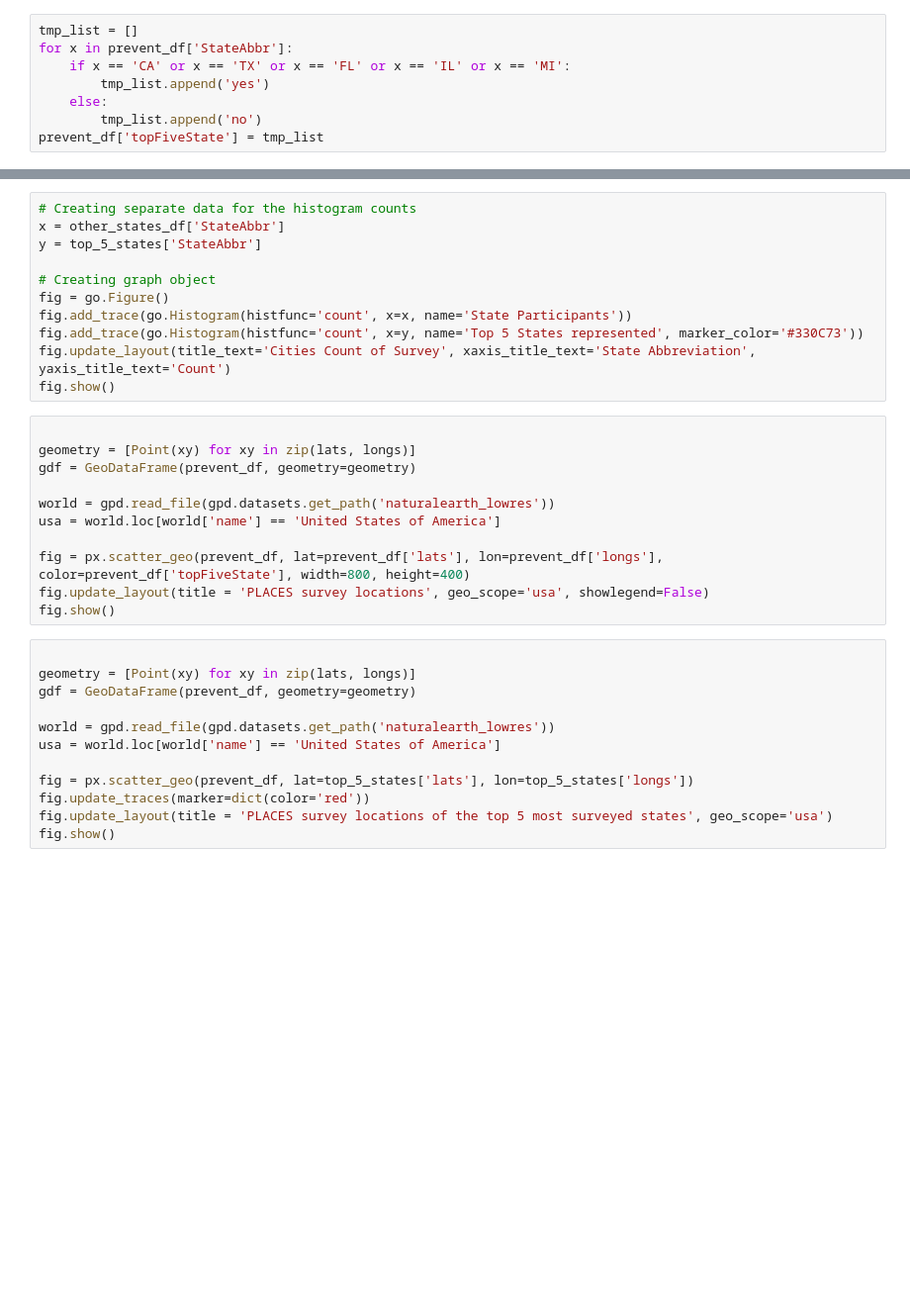
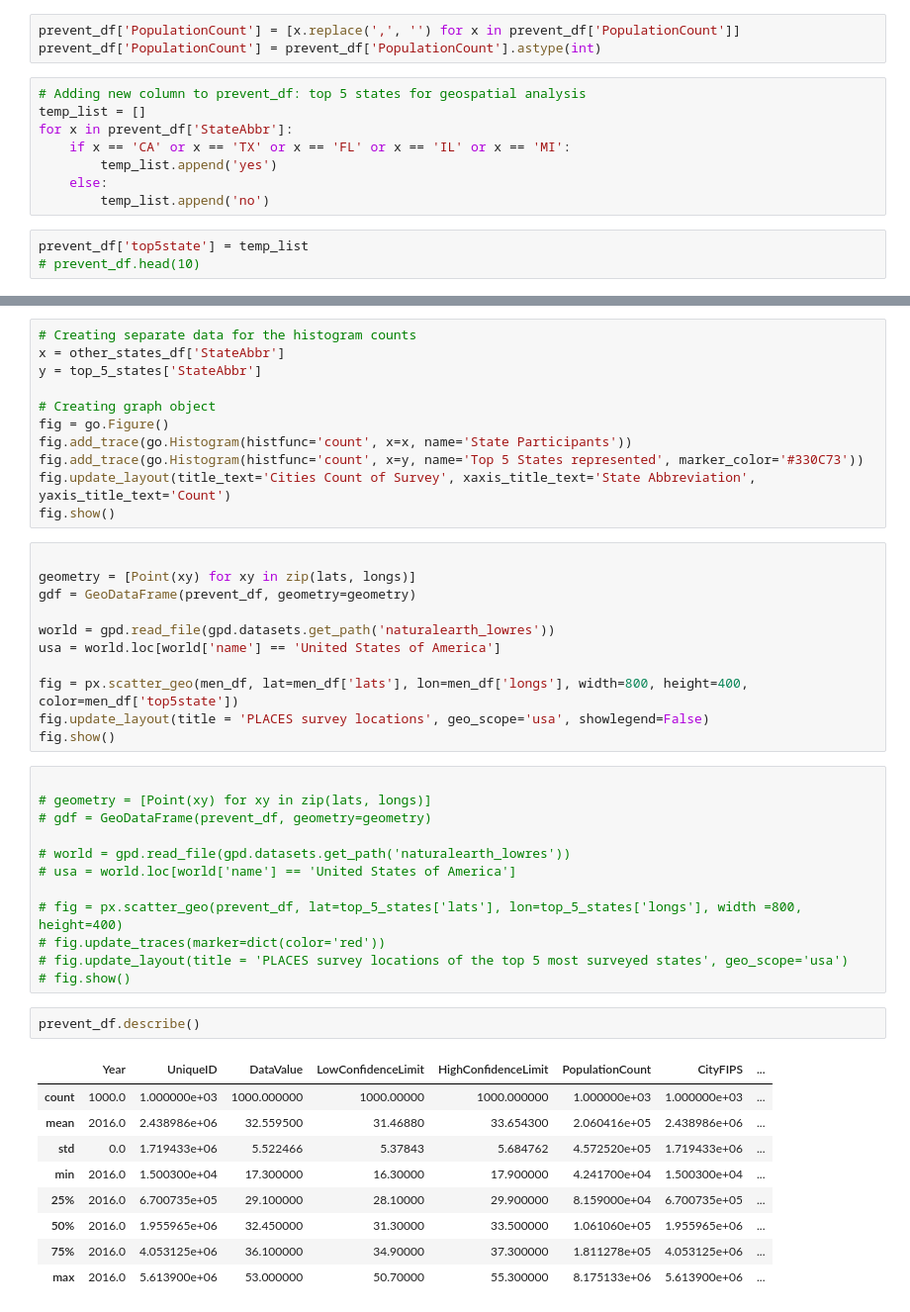
Before and after one commit to Bcliffwm/ait580blog, a Jupyter notebook: source/analysis.ipynb, the cells around one changed output, grey strips where cells are left out. Shown at 99% size. Saved outputs shown, nothing was run; the diff lists cells and outputs as text; blank space fills up the shorter version.

```diff
--- a/source/analysis.ipynb
+++ b/source/analysis.ipynb
@@ -75,14 +62,20 @@ prevent_df.head(5)
 # Importing visualization tool
 import plotly.graph_objects as go
 import plotly.express as px
+# %%
+prevent_df['PopulationCount'] = [x.replace(',', '') for x in prevent_df['PopulationCount']]
+prevent_df['PopulationCount'] = prevent_df['PopulationCount'].astype(int)
 # %%
-tmp_list = []
+# Adding new column to prevent_df: top 5 states for geospatial analysis
+temp_list = []
 for x in prevent_df['StateAbbr']:
     if x == 'CA' or x == 'TX' or x == 'FL' or x == 'IL' or x == 'MI':
-        tmp_list.append('yes')
+        temp_list.append('yes')
     else:
-        tmp_list.append('no')
-prevent_df['topFiveState'] = tmp_list
+        temp_list.append('no')
+# %%
+prevent_df['top5state'] = temp_list
+# prevent_df.head(10)
 # %%
 # Extracting only the male records of the dataset to get the unique counts of surveys by cities
 men_df = prevent_df.loc[prevent_df['MeasureId'] == 'COREM']
@@ -113,18 +106,30 @@ gdf = GeoDataFrame(prevent_df, geometry=geometry)
 world = gpd.read_file(gpd.datasets.get_path('naturalearth_lowres'))
 usa = world.loc[world['name'] == 'United States of America']
 
-fig = px.scatter_geo(prevent_df, lat=prevent_df['lats'], lon=prevent_df['longs'], color=prevent_df['topFiveState'], width=800, height=400)
+fig = px.scatter_geo(men_df, lat=men_df['lats'], lon=men_df['longs'], width=800, height=400, color=men_df['top5state'])
 fig.update_layout(title = 'PLACES survey locations', geo_scope='usa', showlegend=False)
 fig.show()
 # %%
 
-geometry = [Point(xy) for xy in zip(lats, longs)]
-gdf = GeoDataFrame(prevent_df, geometry=geometry)
+# geometry = [Point(xy) for xy in zip(lats, longs)]
+# gdf = GeoDataFrame(prevent_df, geometry=geometry)
 
-world = gpd.read_file(gpd.datasets.get_path('naturalearth_lowres'))
-usa = world.loc[world['name'] == 'United States of America']
+# world = gpd.read_file(gpd.datasets.get_path('naturalearth_lowres'))
+# usa = world.loc[world['name'] == 'United States of America']
 
-fig = px.scatter_geo(prevent_df, lat=top_5_states['lats'], lon=top_5_states['longs'])
-fig.update_traces(marker=dict(color='red'))
-fig.update_layout(title = 'PLACES survey locations of the top 5 most surveyed states', geo_scope='usa')
-fig.show()
+# fig = px.scatter_geo(prevent_df, lat=top_5_states['lats'], lon=top_5_states['longs'], width =800, height=400)
+# fig.update_traces(marker=dict(color='red'))
+# fig.update_layout(title = 'PLACES survey locations of the top 5 most surveyed states', geo_scope='usa')
+# fig.show()
+# %%
+prevent_df.describe()
+# %% [output]
+|  | Year | UniqueID | DataValue | LowConfidenceLimit | HighConfidenceLimit | PopulationCount | CityFIPS | ... |
+| count | 1000.0 | 1.000000e+03 | 1000.000000 | 1000.00000 | 1000.000000 | 1.000000e+03 | 1.000000e+03 | ... |
+| mean | 2016.0 | 2.438986e+06 | 32.559500 | 31.46880 | 33.654300 | 2.060416e+05 | 2.438986e+06 | ... |
+| std | 0.0 | 1.719433e+06 | 5.522466 | 5.37843 | 5.684762 | 4.572520e+05 | 1.719433e+06 | ... |
+| min | 2016.0 | 1.500300e+04 | 17.300000 | 16.30000 | 17.900000 | 4.241700e+04 | 1.500300e+04 | ... |
+| 25% | 2016.0 | 6.700735e+05 | 29.100000 | 28.10000 | 29.900000 | 8.159000e+04 | 6.700735e+05 | ... |
+| 50% | 2016.0 | 1.955965e+06 | 32.450000 | 31.30000 | 33.500000 | 1.061060e+05 | 1.955965e+06 | ... |
+| 75% | 2016.0 | 4.053125e+06 | 36.100000 | 34.90000 | 37.300000 | 1.811278e+05 | 4.053125e+06 | ... |
+| max | 2016.0 | 5.613900e+06 | 53.000000 | 50.70000 | 55.300000 | 8.175133e+06 | 5.613900e+06 | ... |
```
Also changed, not shown: parts of 6 cells of this notebook.
